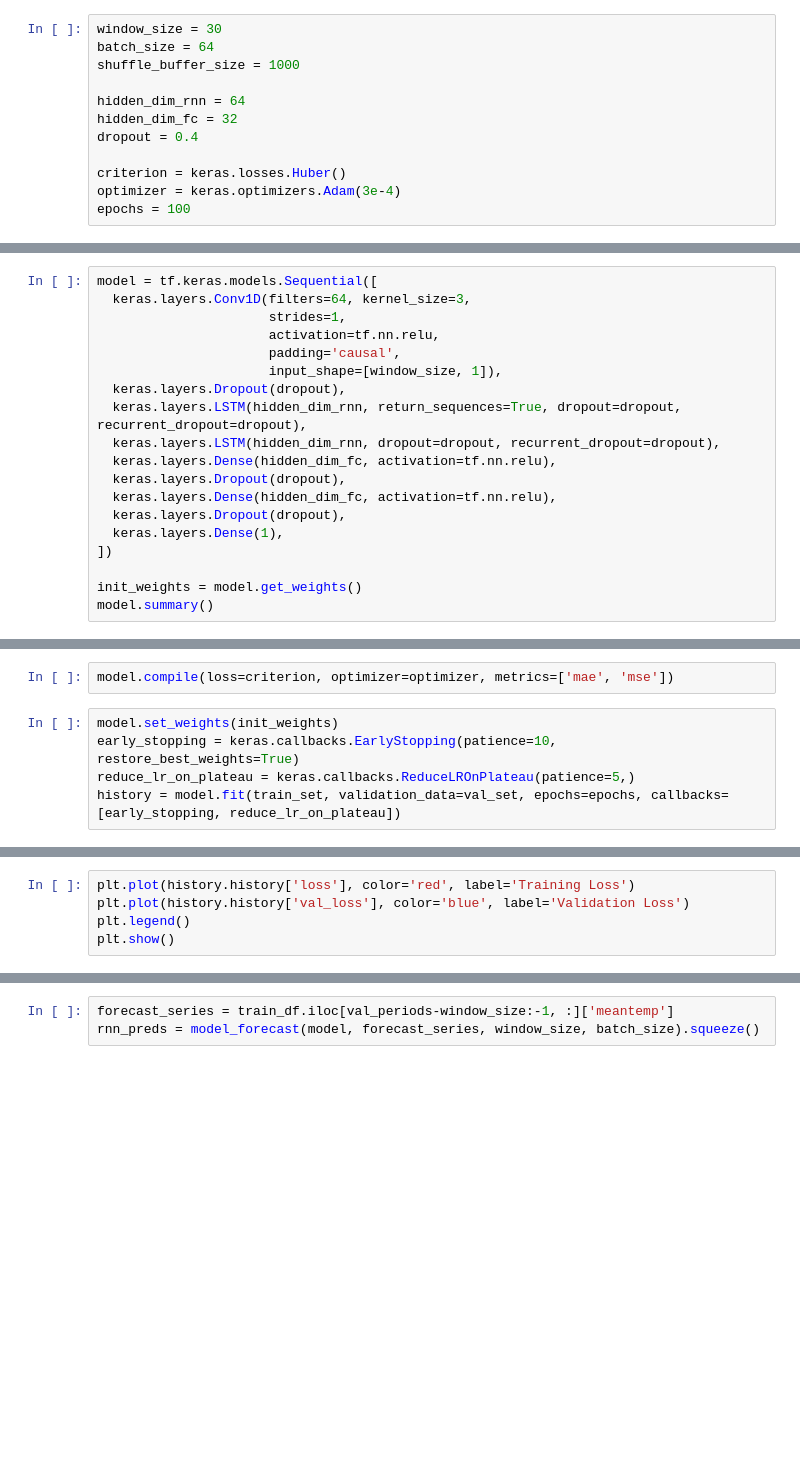
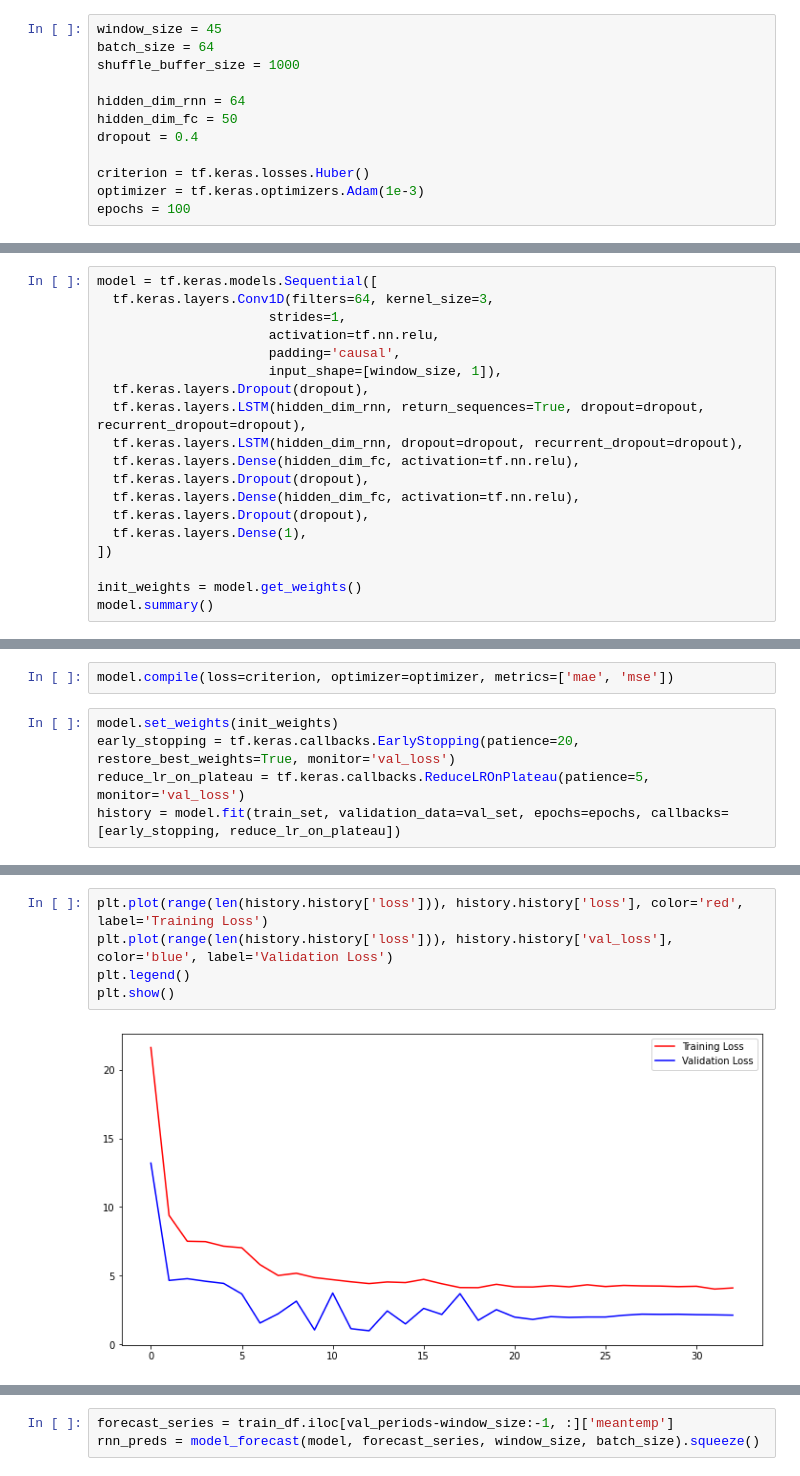
Before and after one commit to josumsc/daily-climate-ts, a Jupyter notebook: src/daily_climate.ipynb, the cells around one changed output, grey strips where cells are left out. Cells and saved outputs as stored; diff of their text form; blank space fills up the shorter version.

```diff
--- a/src/daily_climate.ipynb
+++ b/src/daily_climate.ipynb
@@ -334,35 +494,35 @@ def model_forecast(model, series, window_size, batch_size):
 
     return forecast
 # %%
-window_size = 30
+window_size = 45
 batch_size = 64
 shuffle_buffer_size = 1000
 
 hidden_dim_rnn = 64
-hidden_dim_fc = 32
+hidden_dim_fc = 50
 dropout = 0.4
 
-criterion = keras.losses.Huber()
-optimizer = keras.optimizers.Adam(3e-4)
+criterion = tf.keras.losses.Huber()
+optimizer = tf.keras.optimizers.Adam(1e-3)
 epochs = 100
 # %%
 train_set = windowed_dataset(training_df['meantemp'], window_size, batch_size, shuffle_buffer_size)
 val_set = windowed_dataset(val_df['meantemp'], window_size, batch_size, shuffle_buffer_size)
 # %%
 model = tf.keras.models.Sequential([
-  keras.layers.Conv1D(filters=64, kernel_size=3,
+  tf.keras.layers.Conv1D(filters=64, kernel_size=3,
                       strides=1,
                       activation=tf.nn.relu,
                       padding='causal',
                       input_shape=[window_size, 1]),
-  keras.layers.Dropout(dropout),
-  keras.layers.LSTM(hidden_dim_rnn, return_sequences=True, dropout=dropout, recurrent_dropout=dropout),
-  keras.layers.LSTM(hidden_dim_rnn, dropout=dropout, recurrent_dropout=dropout),
-  keras.layers.Dense(hidden_dim_fc, activation=tf.nn.relu),
-  keras.layers.Dropout(dropout),
-  keras.layers.Dense(hidden_dim_fc, activation=tf.nn.relu),
-  keras.layers.Dropout(dropout),
-  keras.layers.Dense(1),
+  tf.keras.layers.Dropout(dropout),
+  tf.keras.layers.LSTM(hidden_dim_rnn, return_sequences=True, dropout=dropout, recurrent_dropout=dropout),
+  tf.keras.layers.LSTM(hidden_dim_rnn, dropout=dropout, recurrent_dropout=dropout),
+  tf.keras.layers.Dense(hidden_dim_fc, activation=tf.nn.relu),
+  tf.keras.layers.Dropout(dropout),
+  tf.keras.layers.Dense(hidden_dim_fc, activation=tf.nn.relu),
+  tf.keras.layers.Dropout(dropout),
+  tf.keras.layers.Dense(1),
 ])
 
 init_weights = model.get_weights()
@@ -373,6 +553,6 @@ plot_lr_curves(model, keras.optimizers.Adam(), criterion)
 model.compile(loss=criterion, optimizer=optimizer, metrics=['mae', 'mse'])
 # %%
 model.set_weights(init_weights)
-early_stopping = keras.callbacks.EarlyStopping(patience=10, restore_best_weights=True)
-reduce_lr_on_plateau = keras.callbacks.ReduceLROnPlateau(patience=5,)
+early_stopping = tf.keras.callbacks.EarlyStopping(patience=20, restore_best_weights=True, monitor='val_loss')
+reduce_lr_on_plateau = tf.keras.callbacks.ReduceLROnPlateau(patience=5, monitor='val_loss')
 history = model.fit(train_set, validation_data=val_set, epochs=epochs, callbacks=[early_stopping, reduce_lr_on_plateau])
@@ -379,8 +577,10 @@ history = model.fit(train_set, validation_data=val_set, epochs=epochs, callbacks
 # %%
-plt.plot(history.history['loss'], color='red', label='Training Loss')
-plt.plot(history.history['val_loss'], color='blue', label='Validation Loss')
+plt.plot(range(len(history.history['loss'])), history.history['loss'], color='red', label='Training Loss')
+plt.plot(range(len(history.history['loss'])), history.history['val_loss'], color='blue', label='Validation Loss')
 plt.legend()
 plt.show()
+# %% [output]
+[figure, added]
 # %%
 plt.plot(history.history['mae'], color='red', label='Training MAE')
 plt.plot(history.history['val_mae'], color='blue', label='Validation MAE')
```
Also changed, not shown: parts of 58 cells of this notebook.
